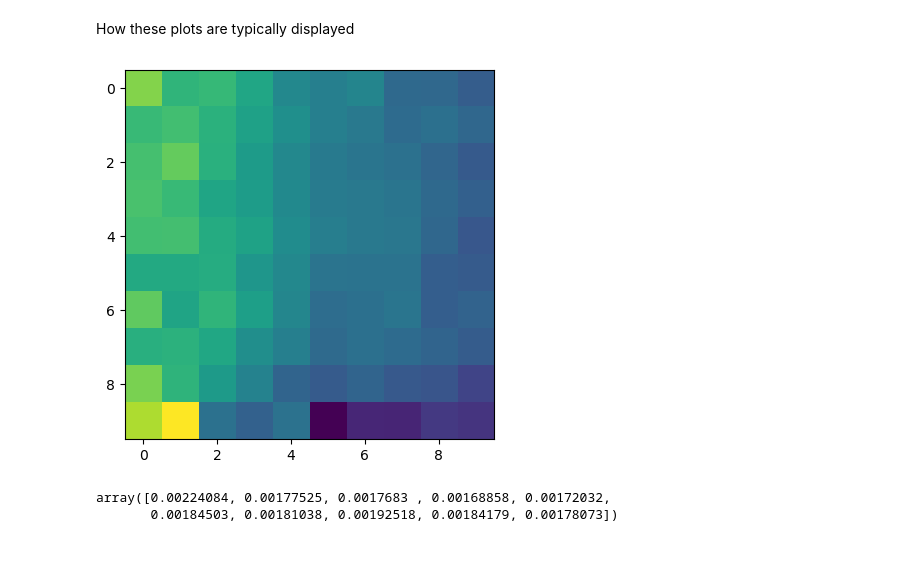
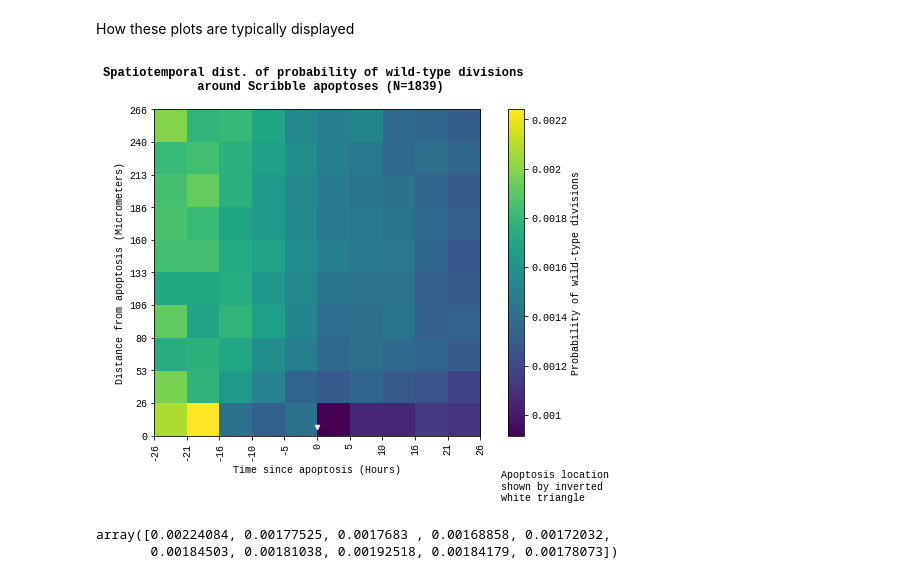
Before and after one commit to nthndy/cell-comp-analysis, a Jupyter notebook: radial_analysis/metaanalysis/mechanism_checker.ipynb, the cells around one changed output. Drawn from its saved outputs; the diff is of its cells as text; code cells hidden in the pictures; blank space fills up the shorter version.

```diff
--- a/radial_analysis/metaanalysis/mechanism_checker.ipynb
+++ b/radial_analysis/metaanalysis/mechanism_checker.ipynb
@@ -64,8 +65,3 @@ P_events = canon_arrays['arr_2']
 P_events_c = control_arrays['arr_2']
 # %% [markdown]
 How these plots are typically displayed
-# %%
-plt.imshow(np.flipud(P_events))
-plt.show()
-# %% [output]
-[figure, removed]
@@ -72,3 +82,10 @@ plt.show()
+# %%
+## set a few params in inout dict
+input_dict = {'input_2d_hist':P_events, 'input_type':'P_events', 'N': 1839, 'radius': 800, 't_range': 800, 'focal_cell':'Scr', 'focal_event':'apop', 'subject_cell':'wt', 'subject_event': 'div', 'include_apop_bin':True, 'SI':True}
+# %%
+render.auto_plot_cumulative(input_dict)
+# %% [output]
+[figure, added]
 # %%
 P_events[:, 1]
 # this radial column is of interest
```
Also changed, not shown: parts of 25 cells of this notebook, 1 other file.
